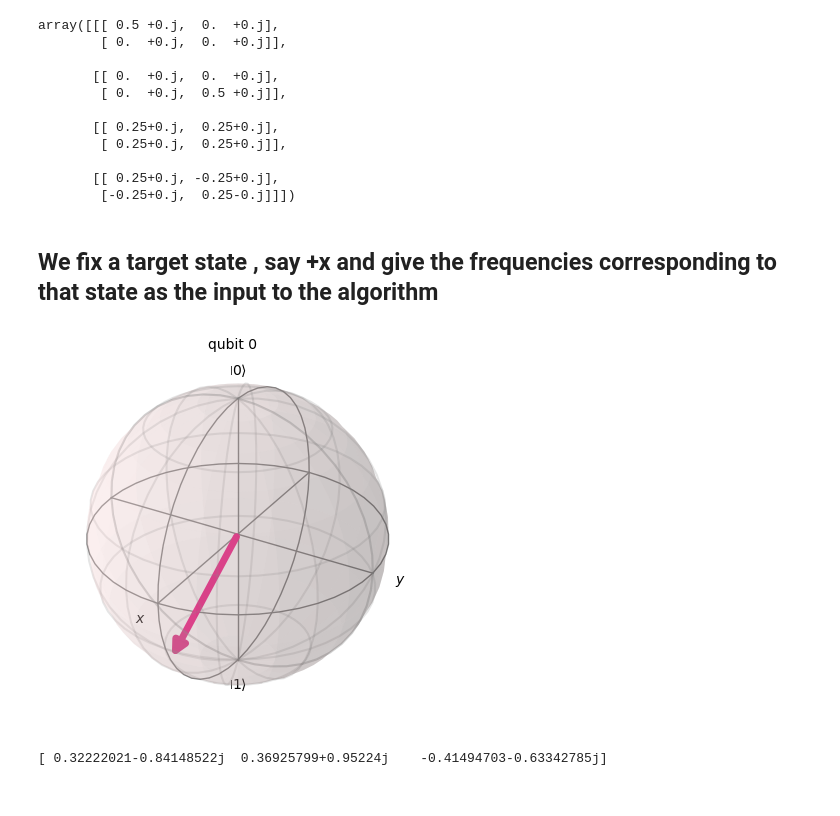
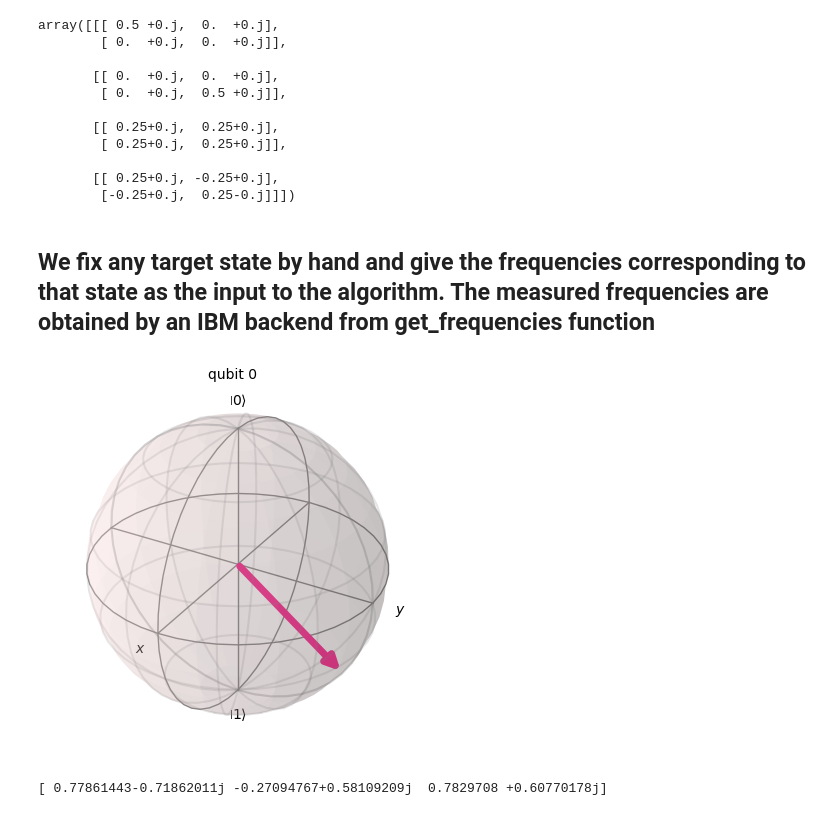
Before and after one commit to ahkatlio/MLE, a Jupyter notebook: MLE_direct_optimisation-alternate parametrization.ipynb, the cells around one changed output. Cells and saved outputs as stored; diff of their text form; code cells hidden in the pictures.

```diff
--- a/MLE_direct_optimisation-alternate parametrization.ipynb
+++ b/MLE_direct_optimisation-alternate parametrization.ipynb
@@ -96,23 +96,22 @@ def params_to_rho(opt_var):
     return rho
 # %% [markdown]
 #
-##  We fix a target state , say +x and give the frequencies corresponding to that state as the input to the algorithm
+##  We fix any target state by hand and give the frequencies corresponding to that state as the input to the algorithm. The measured frequencies are obtained by an IBM backend from get_frequencies function
 # %%
-##frequency_data={'z0':0.25, 'z1':0.25 ,'x0':0.5 ,'x1':0}
 
 measurement_directions=[(0,0),(np.pi/2,0),(np.pi/2,np.pi/2)]
 
-target_state=np.array([1/np.sqrt(4),np.sqrt(1-1/4)])
+target_state=np.array([1/np.sqrt(5),1.0j*np.sqrt(1-1/5)])
 
 #frequency_data=[0.25,0.25,0.5,0.0]                      # Pass frequency data as a list rather than a dictionary in new version
 
 frequency_data=get_frequencies(measurement_directions,Aer.get_backend('qasm_simulator'),initial_state=target_state)
 
 op_list=get_operator_list(spherical_to_amplitudes(measurement_directions))
 
 plot_bloch_multivector(target_state)
 # %% [output]
-[figure, old version]
+[figure, new version]
 # %%
 # Set and optimizer
 GD_log=OptimizerLog()
@@ -121,24 +120,13 @@ GD_log=OptimizerLog()
 
 optimizer_GD=GradientDescent(maxiter=300,callback=GD_log.update,perturbation=0.1,learning_rate=0.4)
 # %%
-num_params=2   # Two parameters for x and z coordinate of the state on bloch sphere
-repeat=True
-while(repeat):
-    initial_point=np.random.random(num_params)    # To get a state inside the bloch sphere only
-    if np.linalg.norm(initial_point)<1:
-        repeat=False
-
-# initial_point=[-0.9,0.0]    #Setting the initial point manually
-
-
-
 initial_point = np.random.uniform(-1, 1, size=3) + np.random.uniform(-1, 1, size=3) * 1j
 
 
 result_GD=optimizer_GD.minimize(new_objective_function,initial_point)
 print(initial_point)
 # %% [output]
-[ 0.32222021-0.84148522j  0.36925799+0.95224j    -0.41494703-0.63342785j]
+[ 0.77861443-0.71862011j -0.27094767+0.58109209j  0.7829708 +0.60770178j]
 # %%
 opt_var = result_GD.x
 opt_value = result_GD.fun
```
Also changed, not shown: parts of 3 cells of this notebook, 1 other file.
